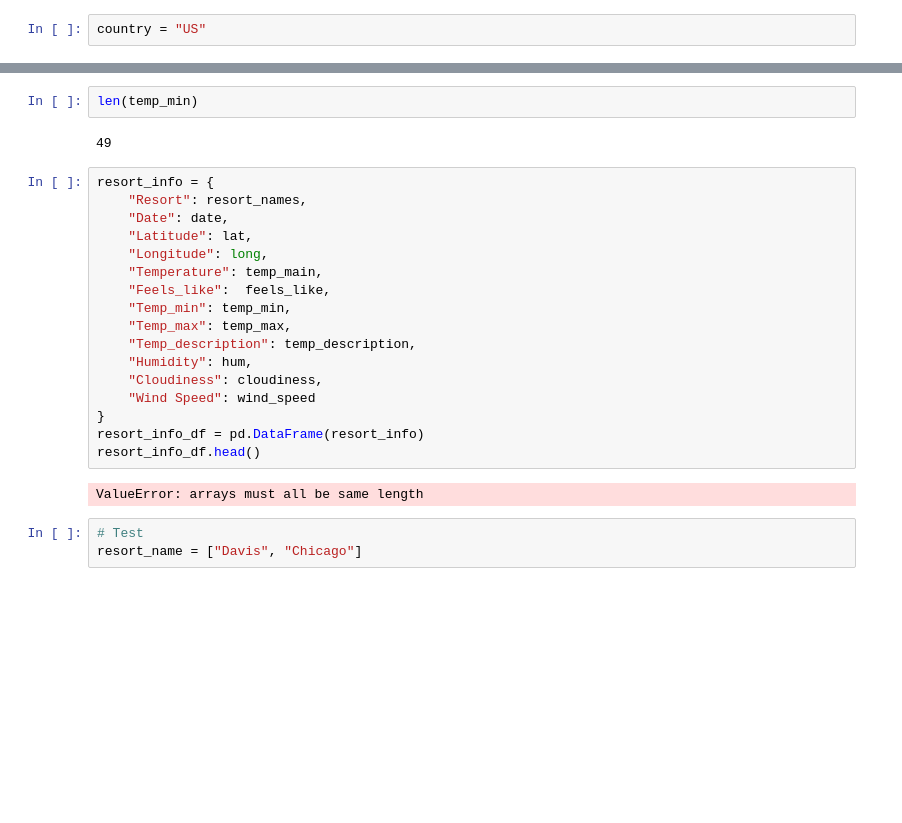
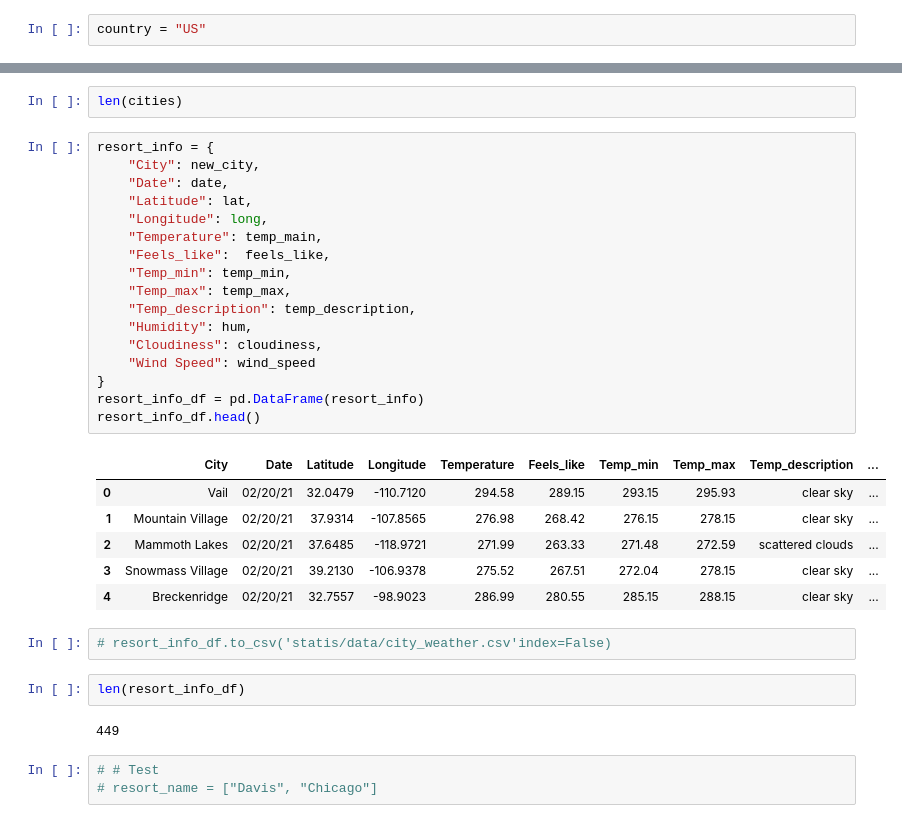
Before and after one commit to lanakimova/ShreddingtheGnar, a Jupyter notebook: weather.ipynb, the cells around one changed output, grey strips where cells are left out. Drawn from its saved outputs; the diff is of its cells as text; blank space fills up the shorter version.

```diff
--- a/weather.ipynb
+++ b/weather.ipynb
@@ -135,29 +158,38 @@ City not found  Riverview Highlands
 # %%
-len(temp_min)
+len(cities)
-# %% [output]
-49
 # %%
 resort_info = {
-    "Resort": resort_names,
+    "City": new_city,
     "Date": date,
     "Latitude": lat,
     "Longitude": long,
     "Temperature": temp_main,
     "Feels_like":  feels_like,
     "Temp_min": temp_min,
     "Temp_max": temp_max,
     "Temp_description": temp_description,
     "Humidity": hum,
     "Cloudiness": cloudiness,
     "Wind Speed": wind_speed
 }
 resort_info_df = pd.DataFrame(resort_info)
 resort_info_df.head()
 # %% [output]
-ValueError: arrays must all be same length
+|  | City | Date | Latitude | Longitude | Temperature | Feels_like | Temp_min | Temp_max | Temp_description | ... |
+| 0 | Vail | 02/20/21 | 32.0479 | -110.7120 | 294.58 | 289.15 | 293.15 | 295.93 | clear sky | ... |
+| 1 | Mountain Village | 02/20/21 | 37.9314 | -107.8565 | 276.98 | 268.42 | 276.15 | 278.15 | clear sky | ... |
+| 2 | Mammoth Lakes | 02/20/21 | 37.6485 | -118.9721 | 271.99 | 263.33 | 271.48 | 272.59 | scattered clouds | ... |
+| 3 | Snowmass Village | 02/20/21 | 39.2130 | -106.9378 | 275.52 | 267.51 | 272.04 | 278.15 | clear sky | ... |
+| 4 | Breckenridge | 02/20/21 | 32.7557 | -98.9023 | 286.99 | 280.55 | 285.15 | 288.15 | clear sky | ... |
+# %%
+# resort_info_df.to_csv('statis/data/city_weather.csv'index=False)
+# %%
+len(resort_info_df)
+# %% [output]
+449
 # %%
-# Test
-resort_name = ["Davis", "Chicago"]
+# # Test
+# resort_name = ["Davis", "Chicago"]
 # %%
 # SNOW API
 daily_chance_snow = []
```
Also changed, not shown: parts of 23 cells of this notebook.
